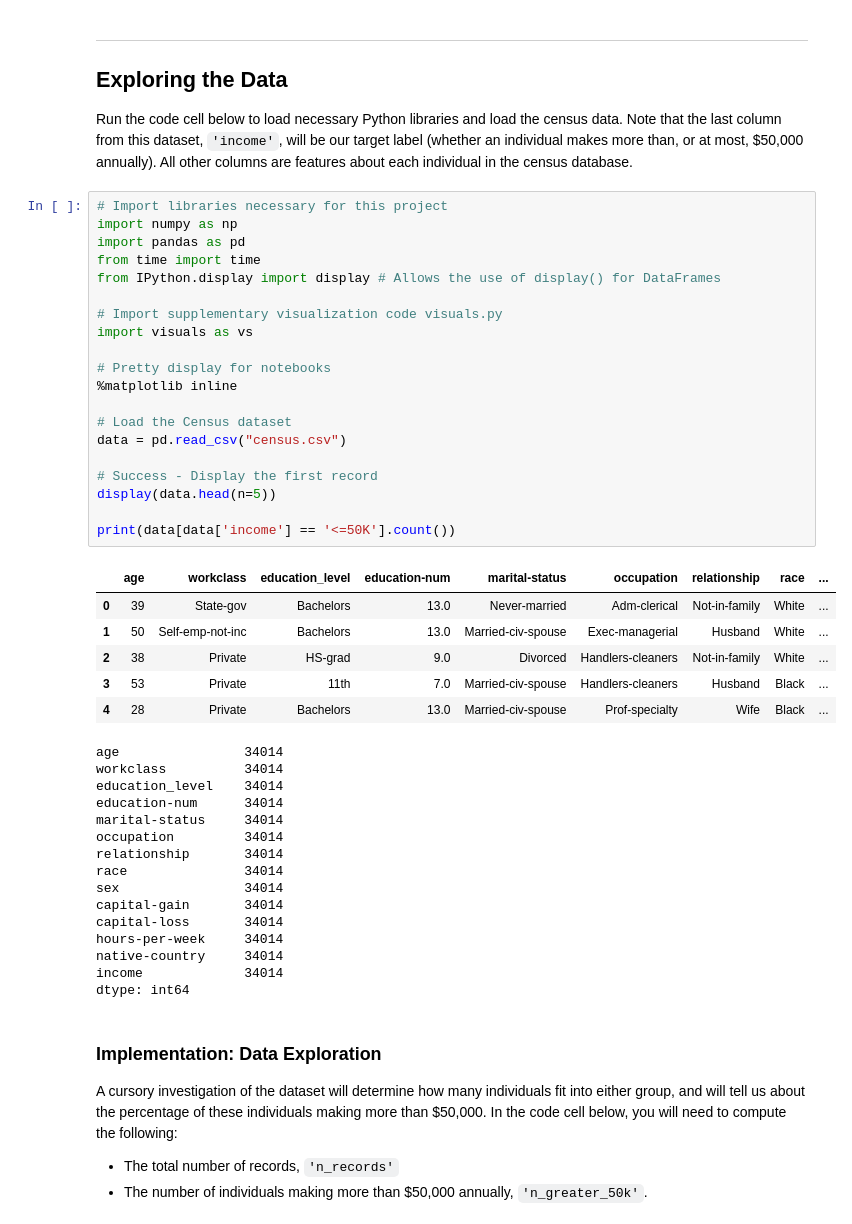
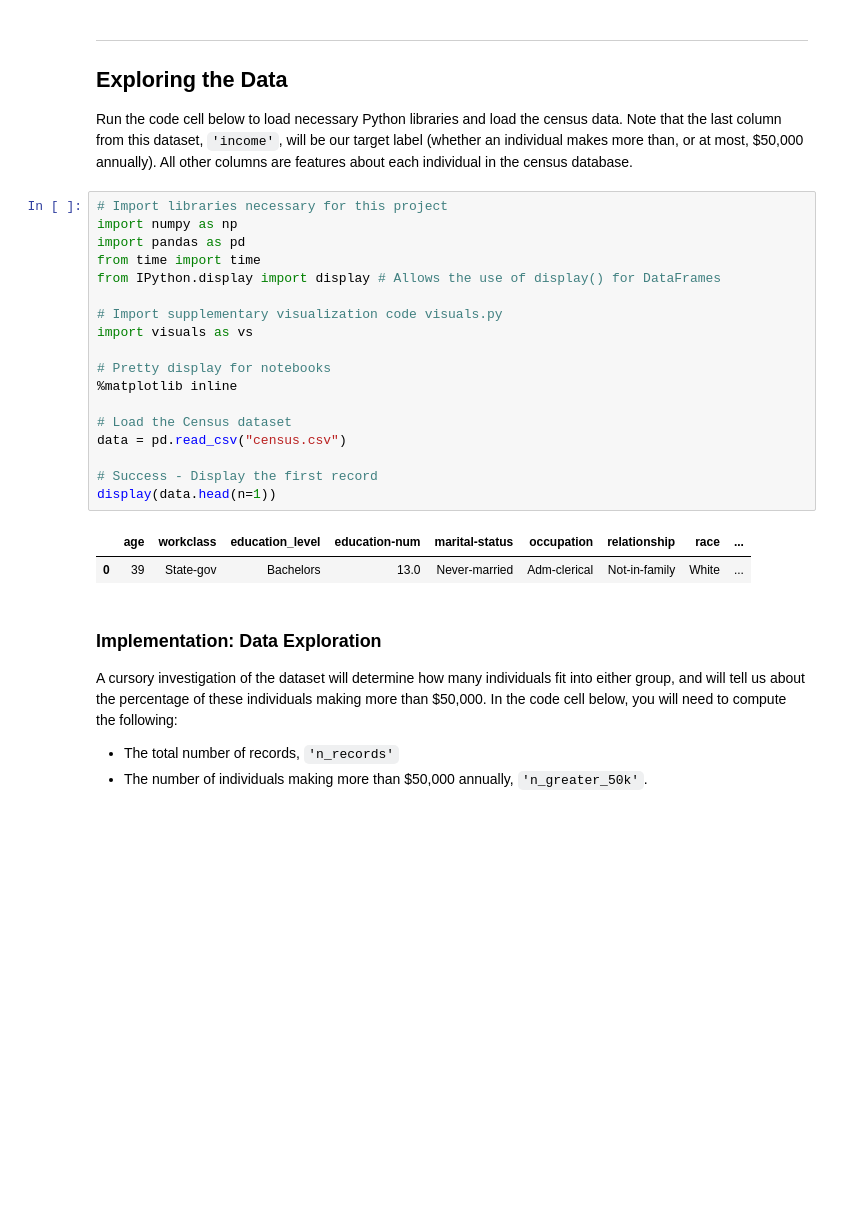
Before and after one commit to dirkhonda/udacity, a Jupyter notebook: finding_donors/finding_donors.ipynb, the cells around one changed output. Saved outputs shown, nothing was run; the diff lists cells and outputs as text; blank space fills up the shorter version.

```diff
--- a/finding_donors/finding_donors.ipynb
+++ b/finding_donors/finding_donors.ipynb
@@ -21,45 +21,24 @@ Run the code cell below to load necessary Python libraries and load the census d
 # %%
 # Import libraries necessary for this project
 import numpy as np
 import pandas as pd
 from time import time
 from IPython.display import display # Allows the use of display() for DataFrames
 
 # Import supplementary visualization code visuals.py
 import visuals as vs
 
 # Pretty display for notebooks
 %matplotlib inline
 
 # Load the Census dataset
 data = pd.read_csv("census.csv")
 
 # Success - Display the first record
-display(data.head(n=5))
-
-print(data[data['income'] == '<=50K'].count())
+display(data.head(n=1))
 # %% [output]
 |  | age | workclass | education_level | education-num | marital-status | occupation | relationship | race | ... |
 | 0 | 39 | State-gov | Bachelors | 13.0 | Never-married | Adm-clerical | Not-in-family | White | ... |
-| 1 | 50 | Self-emp-not-inc | Bachelors | 13.0 | Married-civ-spouse | Exec-managerial | Husband | White | ... |
-| 2 | 38 | Private | HS-grad | 9.0 | Divorced | Handlers-cleaners | Not-in-family | White | ... |
-| 3 | 53 | Private | 11th | 7.0 | Married-civ-spouse | Handlers-cleaners | Husband | Black | ... |
-| 4 | 28 | Private | Bachelors | 13.0 | Married-civ-spouse | Prof-specialty | Wife | Black | ... |
-age                34014
-workclass          34014
-education_level    34014
-education-num      34014
-marital-status     34014
-occupation         34014
-relationship       34014
-race               34014
-sex                34014
-capital-gain       34014
-capital-loss       34014
-hours-per-week     34014
-native-country     34014
-income             34014
-dtype: int64
 # %% [markdown]
 ### Implementation: Data Exploration
 A cursory investigation of the dataset will determine how many individuals fit into either group, and will tell us about the percentage of these individuals making more than \$50,000. In the code cell below, you will need to compute the following:
```
Also changed, not shown: parts of 30 cells of this notebook, 2 other files.
